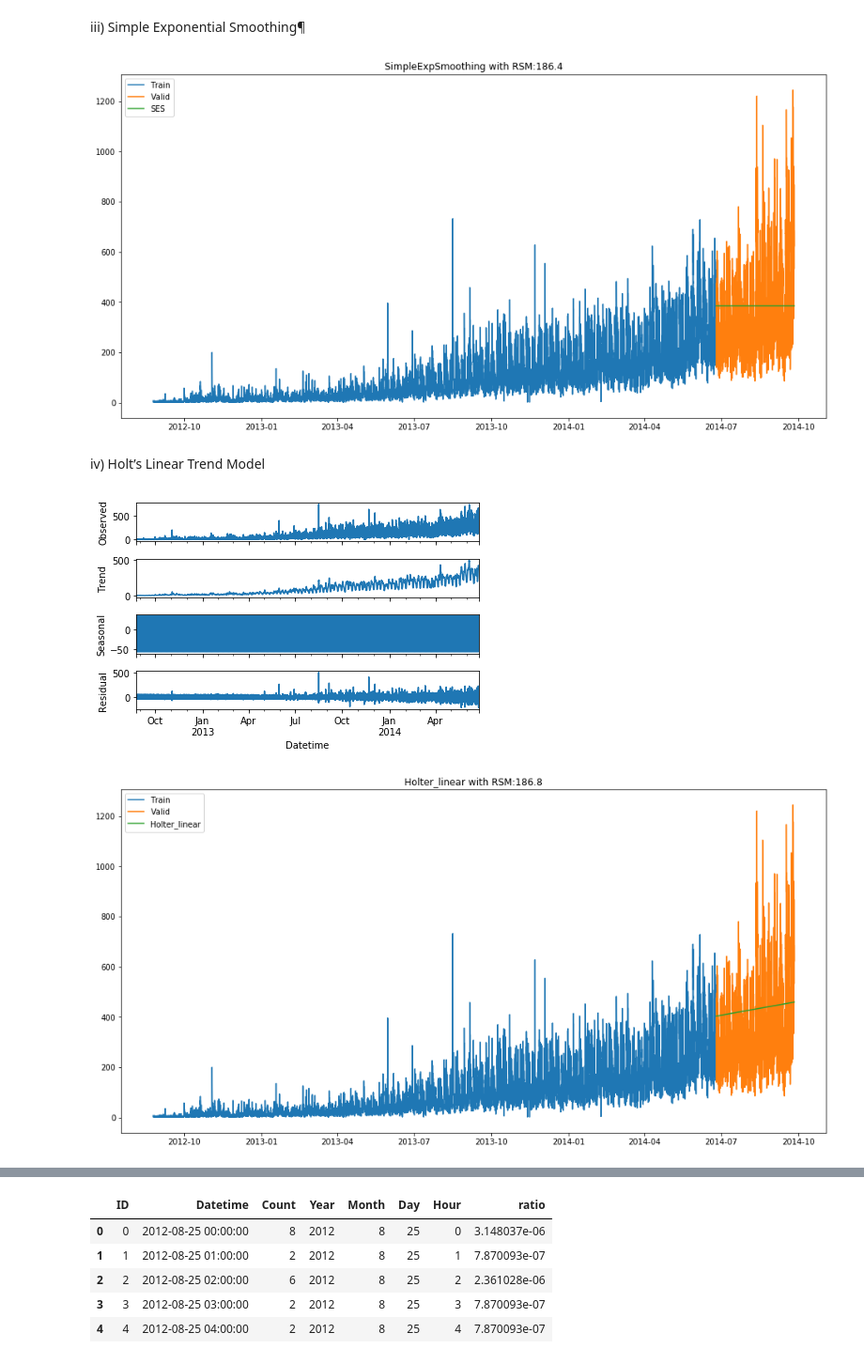
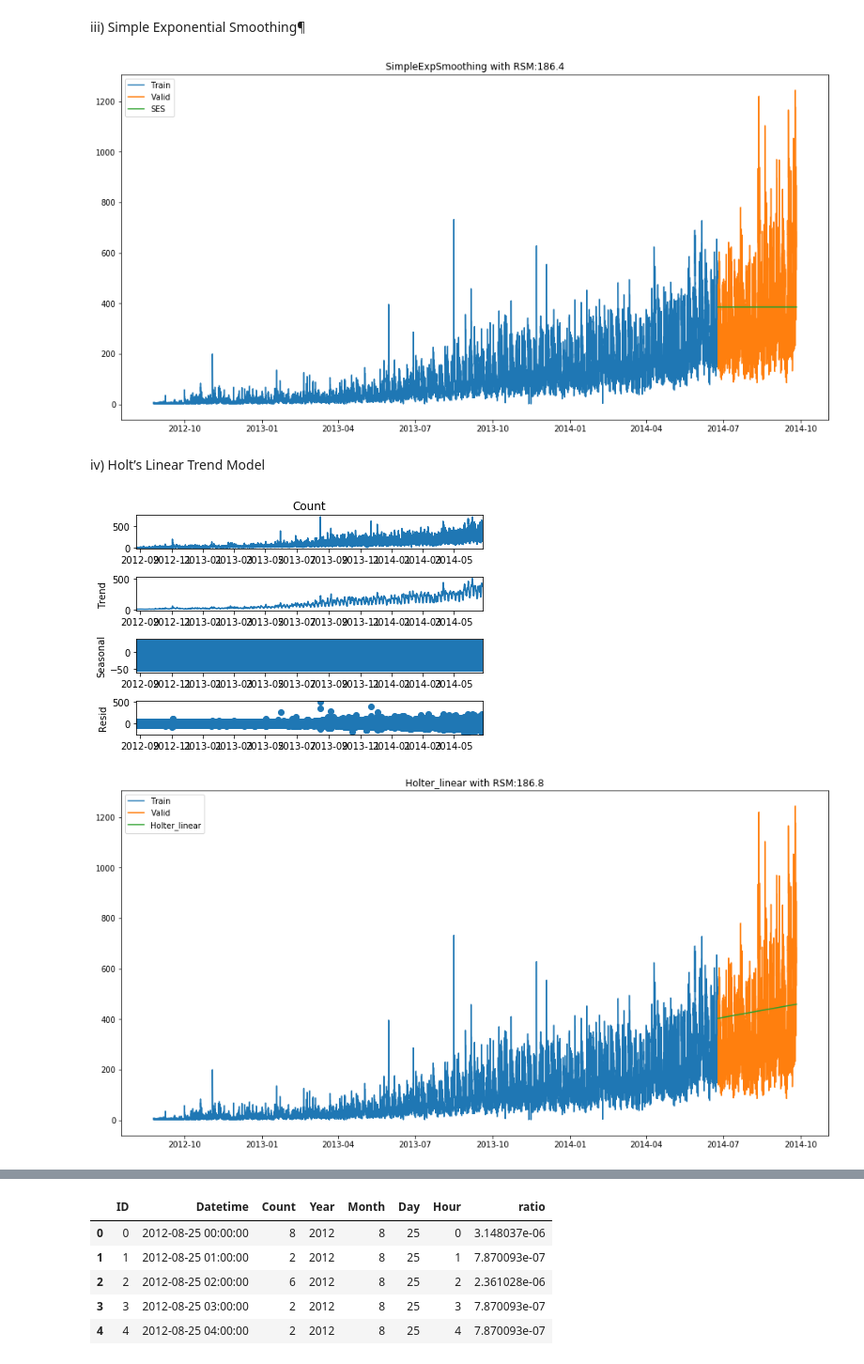
Before and after one commit to h0ssein2011/Kaggle_and_other_Online_competitions, a Jupyter notebook: JetRail/Time series Analysis.ipynb, the cells around one changed output, grey strips where cells are left out. Shown at 94% size. Saved outputs shown, nothing was run; the diff lists cells and outputs as text; code cells hidden in the pictures.

```diff
--- a/JetRail/Time series Analysis.ipynb
+++ b/JetRail/Time series Analysis.ipynb
@@ -278,24 +281,24 @@ fit2=SimpleExpSmoothing(np.array(Train['Count'])).fit(smoothing_level=0.6,optimi
 y_hat_avg['SES']=fit2.forecast(len(Valid))
 rmse=np.round(sqrt(mean_squared_error(Valid['Count'] , y_hat_avg['SES'])) ,1)
 
-figure(figsize=(16,8))
-plot(Train['Count'], label='Train')
-plot(Valid['Count'], label='Valid')
-plot(y_hat_avg['SES'], label='SES')
-title('SimpleExpSmoothing with RSM:{}'.format(rmse))
-legend(loc='Best')
-show()
+plt.figure(figsize=(16,8))
+plt.plot(Train['Count'], label='Train')
+plt.plot(Valid['Count'], label='Valid')
+plt.plot(y_hat_avg['SES'], label='SES')
+plt.title('SimpleExpSmoothing with RSM:{}'.format(rmse))
+plt.legend(loc='Best')
+plt.show()
 # %% [output]
-[figure, old version]
+[figure, new version]
 # %% [markdown]
 iv) Holt’s Linear Trend Model
 # %%
 import statsmodels.api as sm
 sm.tsa.seasonal_decompose(Train.Count).plot()
 result=sm.tsa.adfuller(train.Count)
-show()
+plt.show()
 # %% [output]
-[figure, old version]
+[figure, new version]
 # %%
 y_hat_avg=Valid.copy()
 fit1=Holt(np.array(Train.Count)).fit(smoothing_level=0.3 )
@@ -303,15 +306,15 @@ y_hat_avg['Holter_linear']=fit1.forecast(len(Valid))
 
 rmse=np.round(sqrt(mean_squared_error(Valid['Count'] , y_hat_avg['Holter_linear'])) ,1)
 
-figure(figsize=(16,8))
-plot(Train['Count'], label='Train')
-plot(Valid['Count'], label='Valid')
-plot(y_hat_avg['Holter_linear'], label='Holter_linear')
-title('Holter_linear with RSM:{}'.format(rmse))
-legend(loc='Best')
-show()
+plt.figure(figsize=(16,8))
+plt.plot(Train['Count'], label='Train')
+plt.plot(Valid['Count'], label='Valid')
+plt.plot(y_hat_avg['Holter_linear'], label='Holter_linear')
+plt.title('Holter_linear with RSM:{}'.format(rmse))
+plt.legend(loc='Best')
+plt.show()
 # %% [output]
-[figure, old version]
+[figure, new version]
 # %%
 y_hat_avg.tail()
 # %% [output]
```
Also changed, not shown: parts of 19 cells of this notebook, 6 other files.
